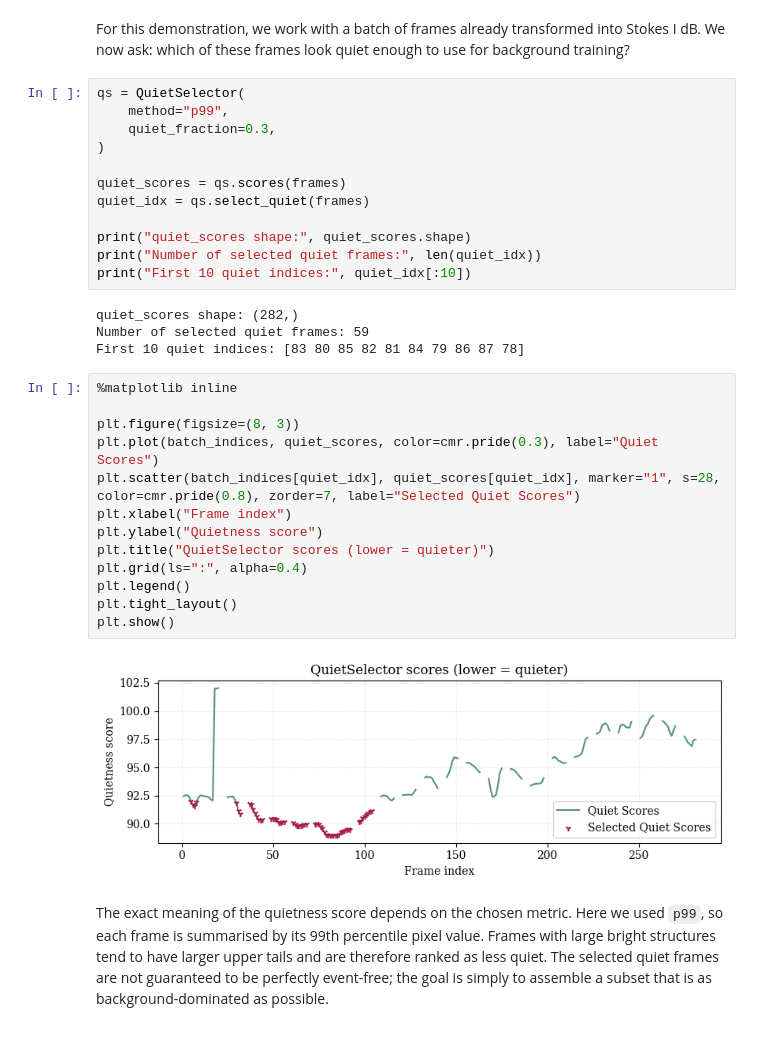
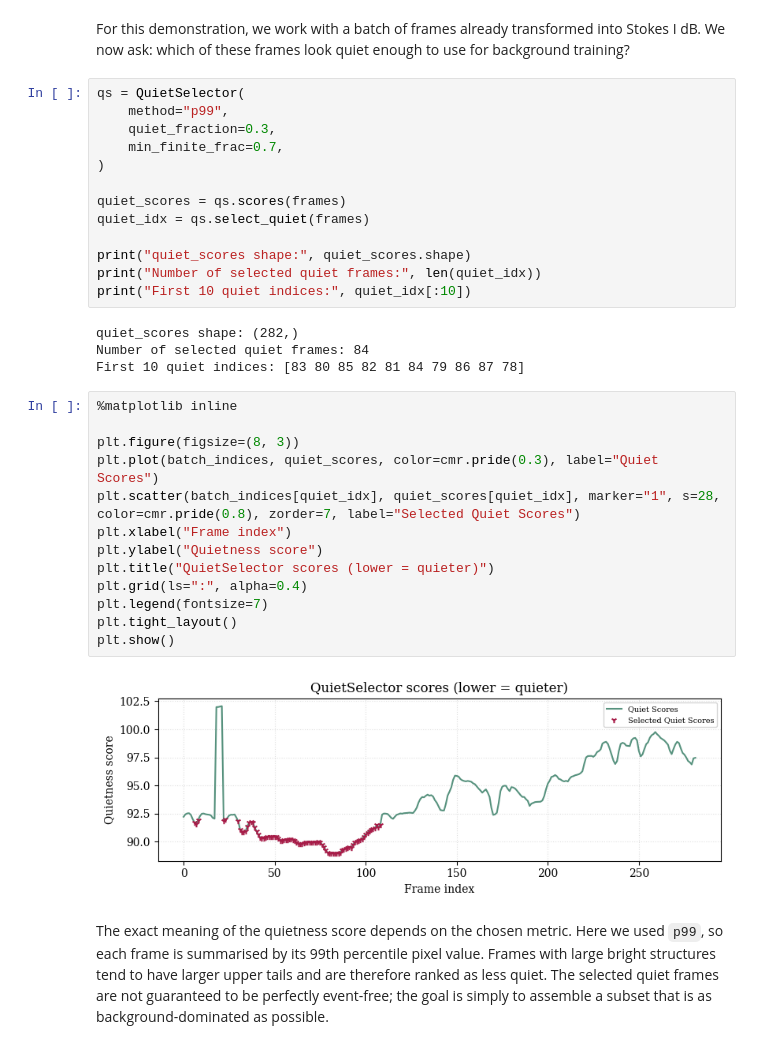
Before and after one commit to amanchokshi/specscout, a Jupyter notebook: notebooks/specscout_tutorial.ipynb, the cells around one changed output. Cells and saved outputs as stored; diff of their text form.

```diff
--- a/notebooks/specscout_tutorial.ipynb
+++ b/notebooks/specscout_tutorial.ipynb
@@ -653,6 +659,7 @@ background training?
 qs = QuietSelector(
     method="p99",
     quiet_fraction=0.3,
+    min_finite_frac=0.7,
 )
 
 quiet_scores = qs.scores(frames)
@@ -663,23 +670,23 @@ print("Number of selected quiet frames:", len(quiet_idx))
 print("First 10 quiet indices:", quiet_idx[:10])
 # %% [output]
 quiet_scores shape: (282,)
-Number of selected quiet frames: 59
+Number of selected quiet frames: 84
 First 10 quiet indices: [83 80 85 82 81 84 79 86 87 78]
 # %%
 %matplotlib inline
 
 plt.figure(figsize=(8, 3))
 plt.plot(batch_indices, quiet_scores, color=cmr.pride(0.3), label="Quiet Scores")
 plt.scatter(batch_indices[quiet_idx], quiet_scores[quiet_idx], marker="1", s=28, color=cmr.pride(0.8), zorder=7, label="Selected Quiet Scores")
 plt.xlabel("Frame index")
 plt.ylabel("Quietness score")
 plt.title("QuietSelector scores (lower = quieter)")
 plt.grid(ls=":", alpha=0.4)
-plt.legend()
+plt.legend(fontsize=7)
 plt.tight_layout()
 plt.show()
 # %% [output]
-[figure, old version]
+[figure, new version]
 # %% [markdown]
 The exact meaning of the quietness score depends on the chosen metric. Here we
 used `p99`, so each frame is summarised by its 99th percentile pixel value.
```
Also changed, not shown: parts of 25 cells of this notebook.
